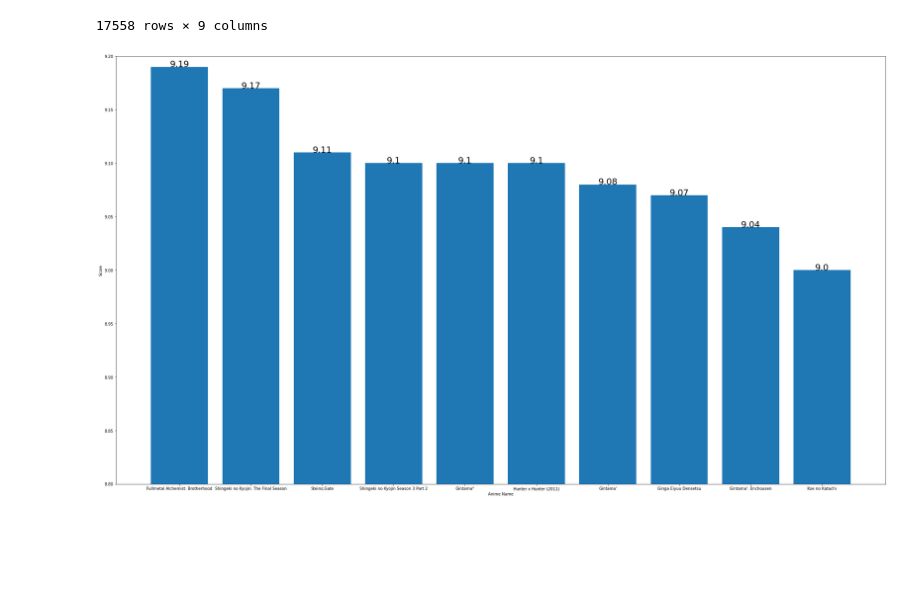
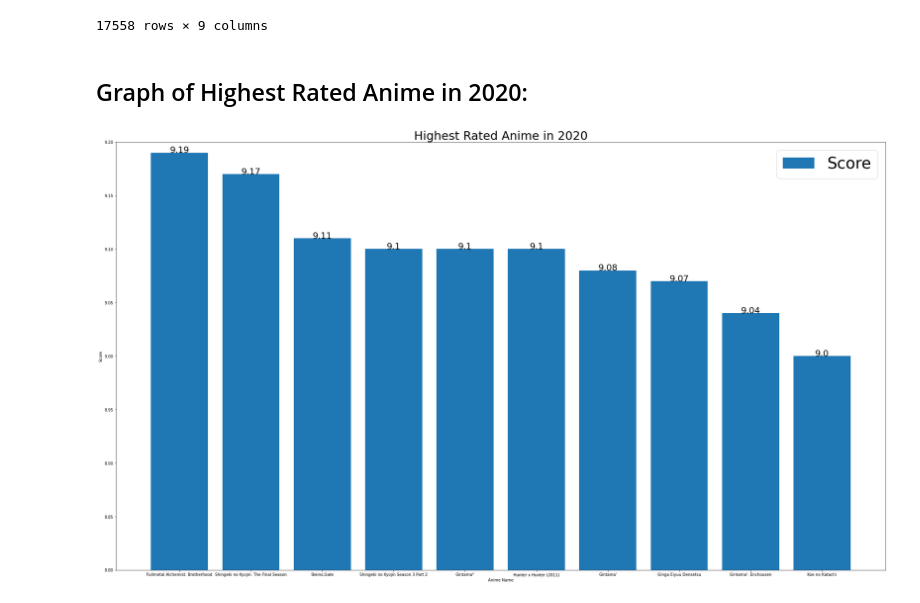
Before and after one commit to Mcaplovitz/cs103a-cpa01, a Jupyter notebook: Anime.ipynb, the cells around one changed output. Cells and saved outputs as stored; diff of their text form; code cells hidden in the pictures; blank space fills up the shorter version.

```diff
--- a/Anime.ipynb
+++ b/Anime.ipynb
@@ -58,0 +19,4 @@ df.loc[df['Name'].str.contains("Brotherhood")]
+# %%
+df.index = np.where(df.index == 'Unknown', df['Name'], df.index)
+df["Genres"] = [x.strip('()').split(', ') for x in df['Genres']]
+df["Genres"] = [x[0] for x in df["Genres"]]
@@ -113,20 +82,23 @@ pd.pivot_table(data = df, index = ["Name"])
 | ēlDLIVE | 18191.0 | 6919.0 | 50.0 | 32878 | 42000.0 | 1621 | 12060.0 | 2483.0 | 3209.0 |
 | ◯ | 1495.0 | 39.0 | 2.0 | 31687 | 1744.0 | 9 | 191.0 | 9196.0 | 10.0 |
 17558 rows × 9 columns
+# %% [markdown]
+<h2>Graph of Highest Rated Anime in 2020:</h2>
 # %%
 df['Score'] = pd.to_numeric(df['Score'], errors = 'coerce')
 sdf = df.sort_values('Score', ascending = False)
 sdf = sdf[["Score", "Name"]].head(10)
-# print(df.head(20).to_string(index=False))
-# df.plot.bar(ylim = [0, 10])
+
 plt.figure(figsize = (35,20))
-plt.bar(sdf["Name"], sdf["Score"])
+plt.bar(sdf["Name"], sdf["Score"], label = "Score")
 plt.xticks(rotation=0)
 plt.ylim(8.8,9.2)
 plt.xlabel('Anime Name')
 plt.ylabel("Score")
 for i in range(len(sdf["Name"])):
         plt.text(i, sdf["Score"][i], sdf["Score"][i], ha = 'center', size = 22)
+plt.legend(fontsize=40)
+plt.title('Highest Rated Anime in 2020', size = 30)
 plt.show()
 # %% [output]
-[figure, old version]
+[figure, new version]
```
Also changed, not shown: parts of 17 cells of this notebook.
